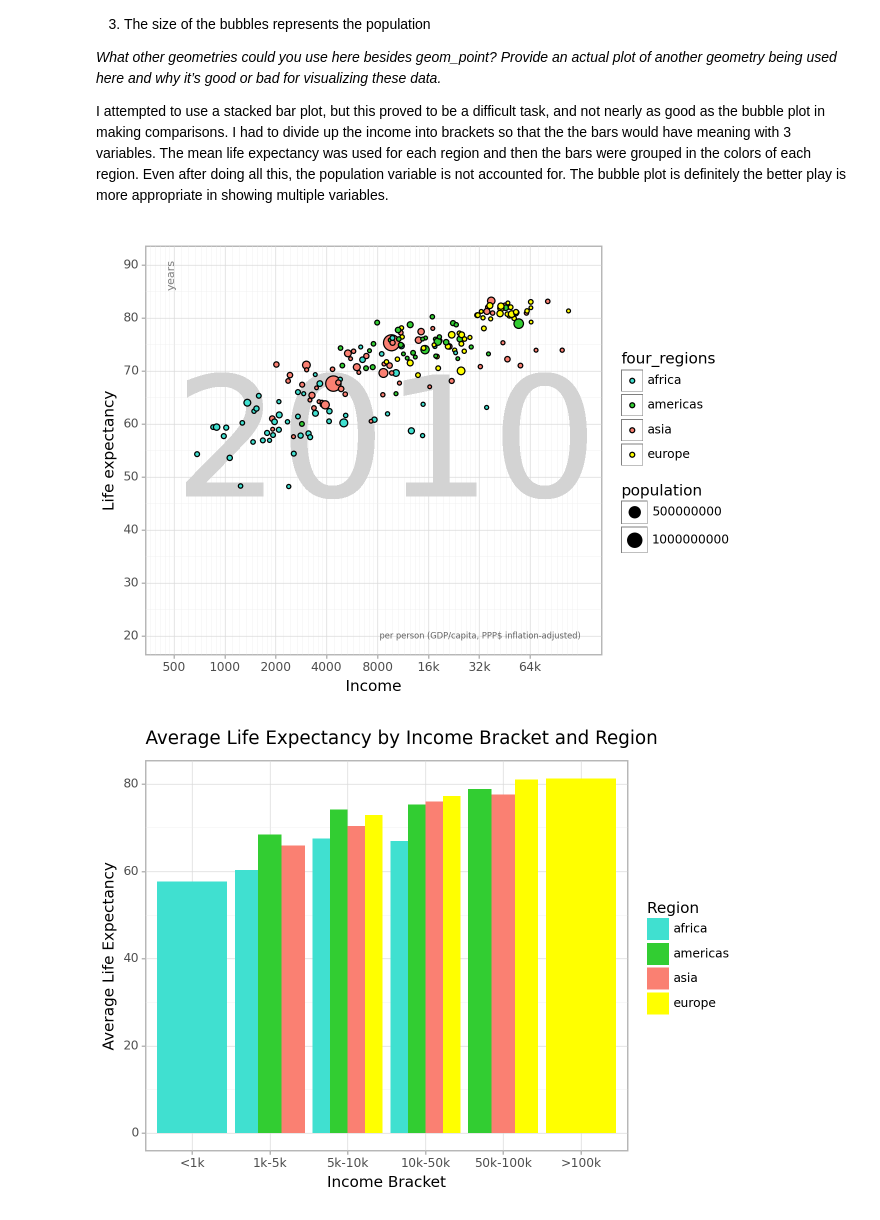
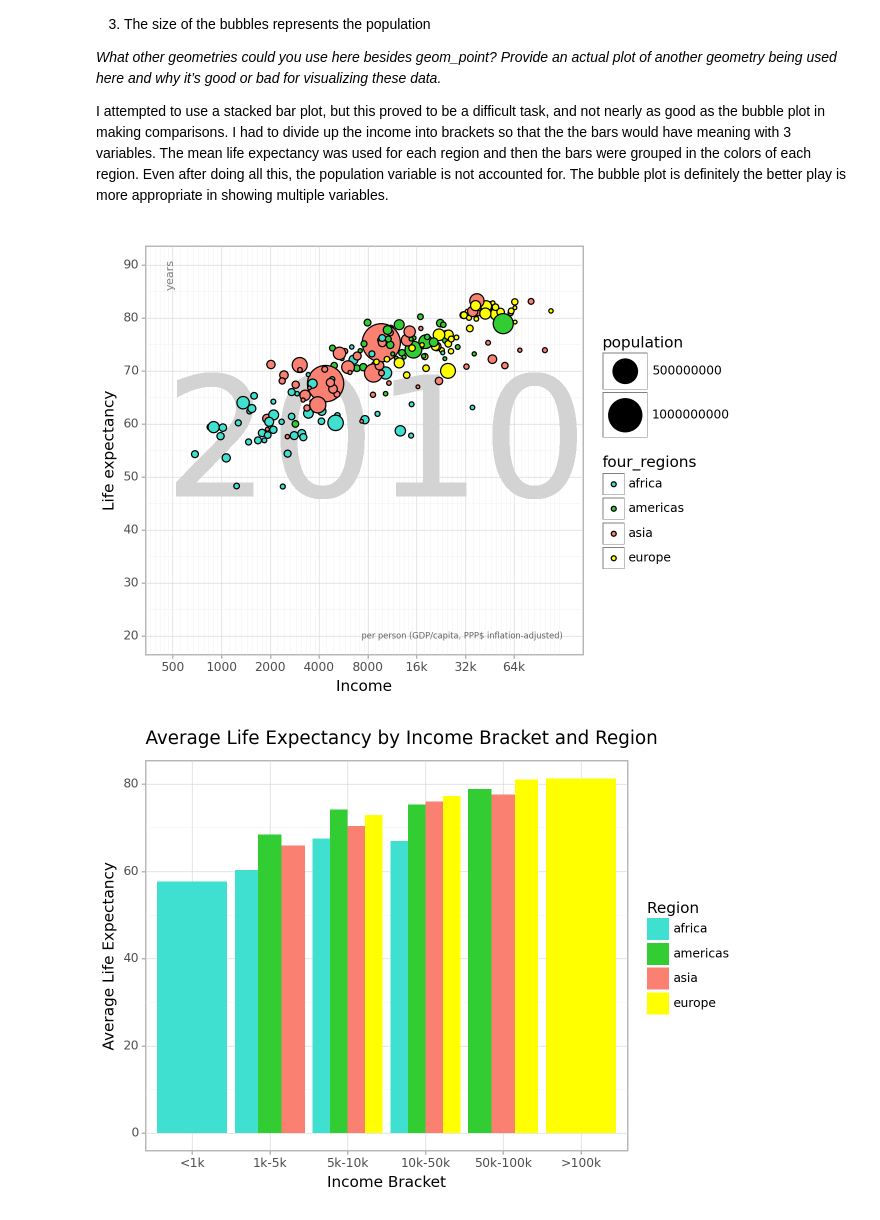
Before and after one commit to jlee932cp/GSB544_JosephLee_Labs, a Jupyter notebook: Lab1_JosephLee.ipynb, the cells around one changed output. Drawn from its saved outputs; the diff is of its cells as text; code cells hidden in the pictures.

```diff
--- a/Lab1_JosephLee.ipynb
+++ b/Lab1_JosephLee.ipynb
@@ -18,40 +18,41 @@ I attempted to use a stacked bar plot, but this proved to be a difficult task, a
 # %%
 import pandas as pd
 import plotnine as p9
-from plotnine import ggplot, aes, geom_point, theme_light, labs, scale_x_log10, scale_y_continuous, geom_text, scale_fill_manual, annotate
+from plotnine import ggplot, aes, geom_point, theme_light, labs, scale_x_log10, scale_size_continuous, scale_y_continuous, geom_text, scale_fill_manual, annotate
 
 # Loading and cleaning the data
 df = pd.read_csv('/content/drive/My Drive/q1data.csv')
 df = df[df['four_regions'].notna()]
 
 # Manually setting the region colors
 region_colors = {
     'asia': 'salmon',
     'africa': 'turquoise',
     'europe': 'yellow',
     'americas': 'limegreen'
 }
 
 # Labeling the breakpoints on the x-axis
 breaks_values = [500, 1000, 2000, 4000, 8000, 16000, 32000, 64000]
 labels_values = ['500', '1000', '2000', '4000', '8000', '16k', '32k', '64k']
 
 # Plotting
 plot = (ggplot(df, aes(x='income', y='life_exp', fill='four_regions', size='population'))
         + geom_text(aes(x=9000, y=55), label="2010", size=120, va='center', ha='center', color="lightgray", fontweight="normal", alpha=0.9)
         + geom_point(shape='o')
+        + scale_size_continuous(range=[1, 15])
         + theme_light()
         + labs(x="Income", y="Life expectancy")
         + scale_x_log10(breaks=breaks_values, labels=labels_values)
         + scale_y_continuous(limits=[20, 90], breaks=range(20, 91, 10))
         + scale_fill_manual(values=region_colors)
         + annotate("text", x=128000, y=20, label="per person (GDP/capita, PPP$ inflation-adjusted)", size=6, ha='right', alpha=0.6)
         + annotate("text", x=450, y=88, label="years", size=8, ha='left', alpha=0.5, angle=90)
        )
 
 plot.draw()
 # %% [output]
-[figure, old version]
+[figure, new version]
 # %%
 import pandas as pd
 import numpy as np
```
Also changed, not shown: parts of 2 cells of this notebook, 4 other files.
